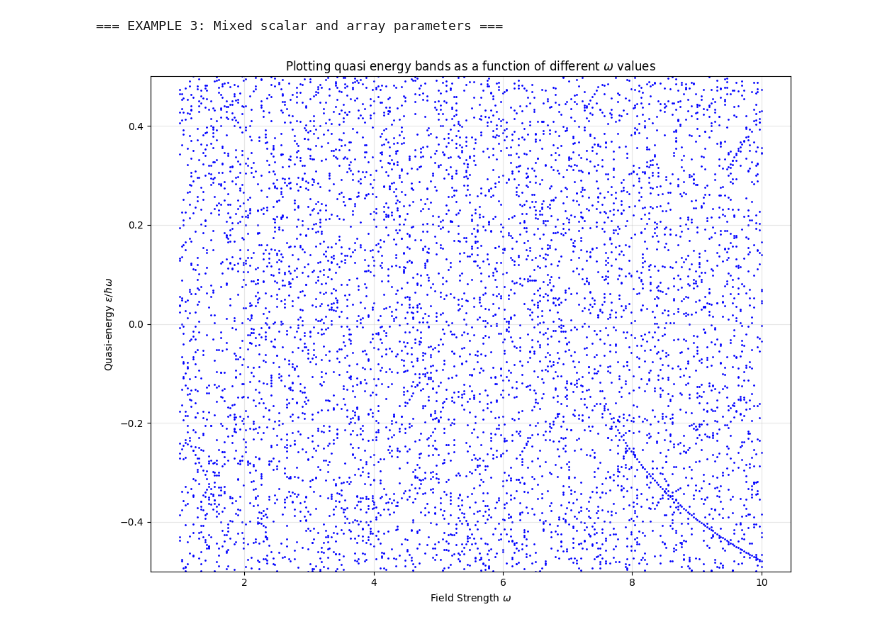
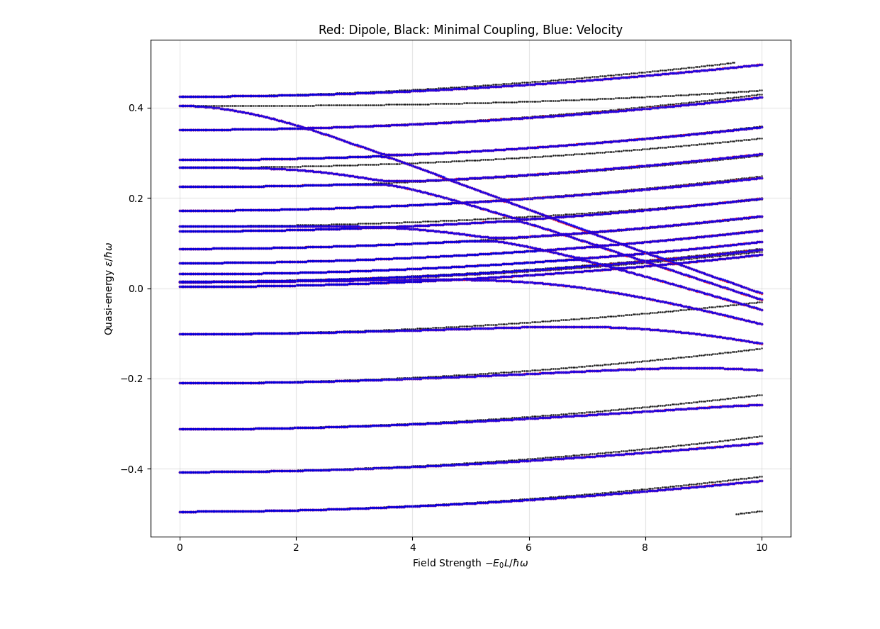
Before and after one commit to OtiDioti/numqt, a Jupyter notebook: Examples/time_dependent/tight_binding/infinite_well/1D_Infinite_Well.ipynb, the cells around one changed output. Cells and saved outputs as stored; diff of their text form; code cells hidden in the pictures.

```diff
--- a/Examples/time_dependent/tight_binding/infinite_well/1D_Infinite_Well.ipynb
+++ b/Examples/time_dependent/tight_binding/infinite_well/1D_Infinite_Well.ipynb
@@ -137,50 +226,18 @@ plt.show()
 # %%
-# ===========================================================
-# EXAMPLE 3: Mixed scalar and array parameters
-# ===========================================================
-print("\n=== EXAMPLE 3: Mixed scalar and array parameters ===")
+fig, ax = plt.subplots(1,1, figsize=(10, 8))
 
-omega_vals = np.linspace(1, 10, 300)  # Array
-E0_vals = - 1 * hbar * omega_vals[-1] / (q * L) # Scalar
-T_vals = 2 * np.pi / omega_vals
+for n in range(min(20,N_states))[0:20]:  # Show first 9 levels
+    ax.scatter(E0_normalized, quasi_energies_dip[:, 0, n], c = "r", s=3,  alpha=0.7)
+    ax.scatter(E0_normalized, quasi_energies_mcs[:, 0, n], c = "k", s=1,  alpha=0.7)
+    ax.scatter(E0_normalized, quasi_energies_vel[:, 0, n], c = "b", s=3,  alpha=0.7)
 
-time_dep_args = {
-    "amplitudes": E0_vals,
-    "frequencies": omega_vals,
-    "periods": T_vals
-}
+ax.set_xlabel('Field Strength $-E_0 L / \\hbar\\omega$')
+ax.set_ylabel('Quasi-energy $\\epsilon / \\hbar\\omega$')
+ax.set_title('Red: Dipole, Black: Minimal Coupling, Blue: Velocity')
+ax.grid(True, alpha=0.3)
+#ax.set_ylim(0, 0.5)
 
-def H_mixed(E0, omega, t):
-    """Hamiltonian with mixed parameters"""
-    return - q * E0 * np.cos(omega * t) * x
-
-H_mixed_params = Hamiltonian(H_time_indep=H0,
-                             H_time_dep=H_mixed,
-                             time_dep_args=time_dep_args,
-                             mesh=mesh,
-                             basis=basis,
-                             verbose=False)
-
-# This should return shape (len(omega_mixed), N_states)
-quasi_energies_mixed = H_mixed_params.solve_quasi_energies(Nt=200, brillouin_omega=1.0)
+plt.tight_layout()
+plt.show()
 # %% [output]
-=== EXAMPLE 3: Mixed scalar and array parameters ===
+[figure, added]
-# %%
-colors = ["b", "r", "g"]
-E0_normalized = - E0_vals * q * L / (hbar * omega)
-
-fig, ax = plt.subplots(1,1, figsize=(10, 8))
-
-for n in range(min(20,N_states)):  # Show first 9 levels
-    ax.scatter(omega_vals, quasi_energies_mixed[:, n], c = "b", s=1,  alpha=1)
-
-ax.set_xlabel('Field Strength $\\omega$')
-ax.set_ylabel('Quasi-energy $\\epsilon / \\hbar\\omega$')
-ax.grid(True, alpha=0.3)
-ax.set_ylim(-0.5, 0.5)
-ax.set_title(r"Plotting quasi energy bands as a function of different $\omega$ values")
-
-plt.tight_layout()
-plt.show()
-# %% [output]
-[figure, removed]
```
Also changed, not shown: parts of 8 cells of this notebook.
